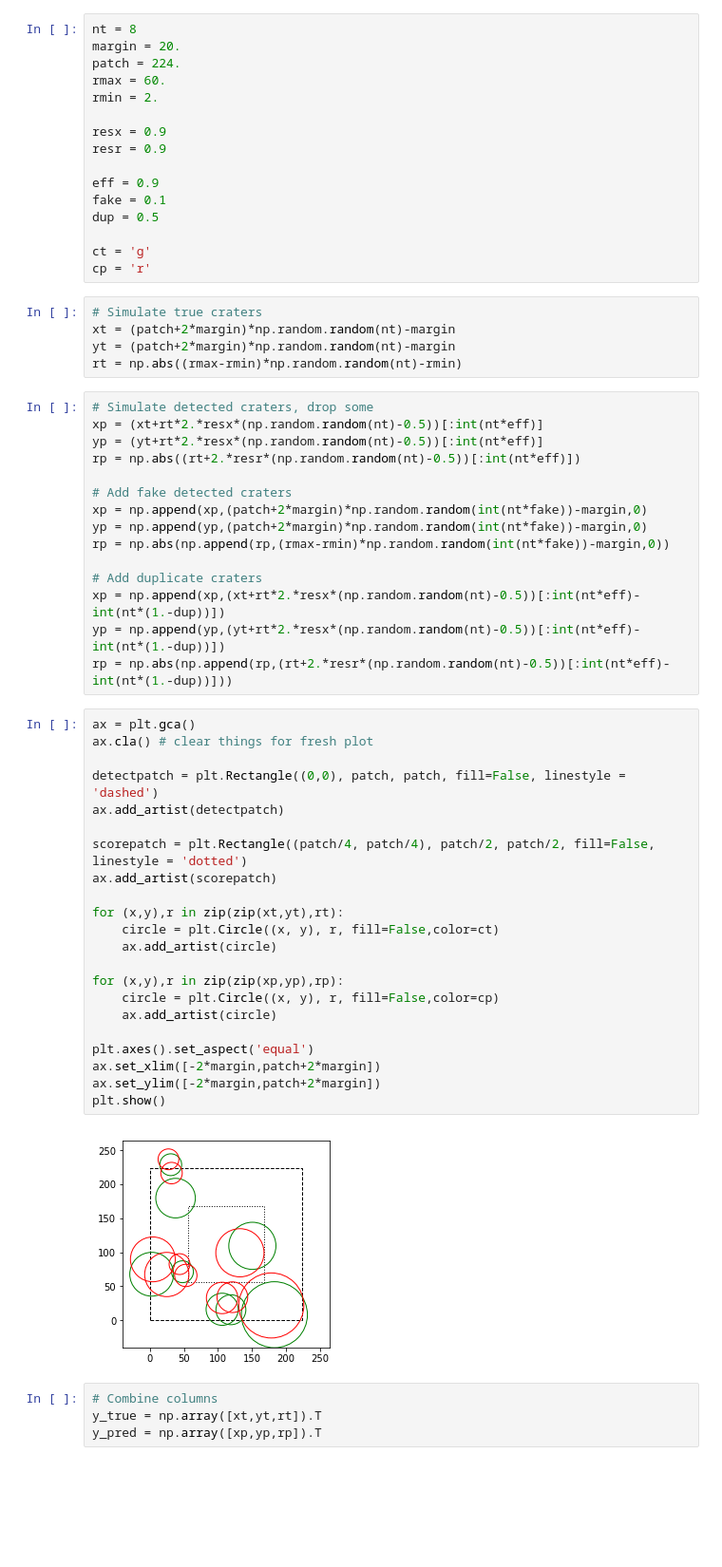
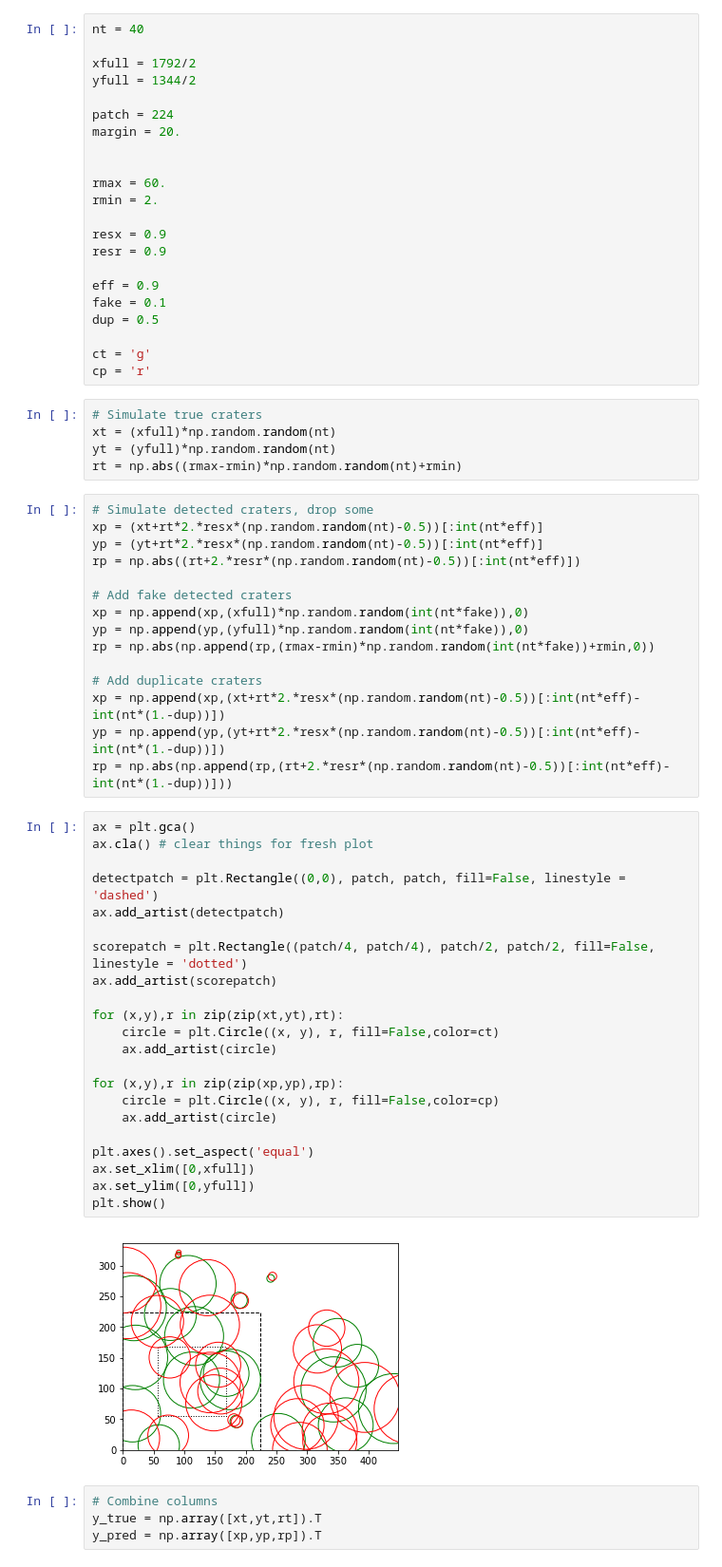
Before and after one commit to yetkinyilmaz/mars_craters, a Jupyter notebook: simulate_craters.ipynb, the cells around one changed output. Shown at 95% size. Saved outputs shown, nothing was run; the diff lists cells and outputs as text; blank space fills up the shorter version.

```diff
--- a/simulate_craters.ipynb
+++ b/simulate_craters.ipynb
@@ -8,7 +8,13 @@ from workflow.scores.mask import mask_detection
 # %%
-nt = 8
+nt = 40
+
+xfull = 1792/2
+yfull = 1344/2
+
+patch = 224
 margin = 20.
-patch = 224.
+
+
 rmax = 60.
 rmin = 2.
 
@@ -23,9 +29,9 @@ ct = 'g'
 cp = 'r'
 # %%
 # Simulate true craters
-xt = (patch+2*margin)*np.random.random(nt)-margin
-yt = (patch+2*margin)*np.random.random(nt)-margin
-rt = np.abs((rmax-rmin)*np.random.random(nt)-rmin)
+xt = (xfull)*np.random.random(nt)
+yt = (yfull)*np.random.random(nt)
+rt = np.abs((rmax-rmin)*np.random.random(nt)+rmin)
 # %%
 # Simulate detected craters, drop some
 xp = (xt+rt*2.*resx*(np.random.random(nt)-0.5))[:int(nt*eff)]
@@ -33,9 +39,9 @@ yp = (yt+rt*2.*resx*(np.random.random(nt)-0.5))[:int(nt*eff)]
 rp = np.abs((rt+2.*resr*(np.random.random(nt)-0.5))[:int(nt*eff)])
 
 # Add fake detected craters
-xp = np.append(xp,(patch+2*margin)*np.random.random(int(nt*fake))-margin,0)
-yp = np.append(yp,(patch+2*margin)*np.random.random(int(nt*fake))-margin,0)
-rp = np.abs(np.append(rp,(rmax-rmin)*np.random.random(int(nt*fake))-margin,0))
+xp = np.append(xp,(xfull)*np.random.random(int(nt*fake)),0)
+yp = np.append(yp,(yfull)*np.random.random(int(nt*fake)),0)
+rp = np.abs(np.append(rp,(rmax-rmin)*np.random.random(int(nt*fake))+rmin,0))
 
 # Add duplicate craters
 xp = np.append(xp,(xt+rt*2.*resx*(np.random.random(nt)-0.5))[:int(nt*eff)-int(nt*(1.-dup))])
@@ -44,27 +50,27 @@ rp = np.abs(np.append(rp,(rt+2.*resr*(np.random.random(nt)-0.5))[:int(nt*eff)-in
 # %%
 ax = plt.gca()
 ax.cla() # clear things for fresh plot
 
 detectpatch = plt.Rectangle((0,0), patch, patch, fill=False, linestyle = 'dashed')
 ax.add_artist(detectpatch)
 
 scorepatch = plt.Rectangle((patch/4, patch/4), patch/2, patch/2, fill=False, linestyle = 'dotted')
 ax.add_artist(scorepatch)
 
 for (x,y),r in zip(zip(xt,yt),rt):
     circle = plt.Circle((x, y), r, fill=False,color=ct)
     ax.add_artist(circle)
 
 for (x,y),r in zip(zip(xp,yp),rp):
     circle = plt.Circle((x, y), r, fill=False,color=cp)
     ax.add_artist(circle)
 
 plt.axes().set_aspect('equal')
-ax.set_xlim([-2*margin,patch+2*margin])
-ax.set_ylim([-2*margin,patch+2*margin])
+ax.set_xlim([0,xfull])
+ax.set_ylim([0,yfull])
 plt.show()
 # %% [output]
-[figure, old version]
+[figure, new version]
 # %%
 # Combine columns
 y_true = np.array([xt,yt,rt]).T
```
Also changed, not shown: parts of 9 cells of this notebook, 1 other file.
